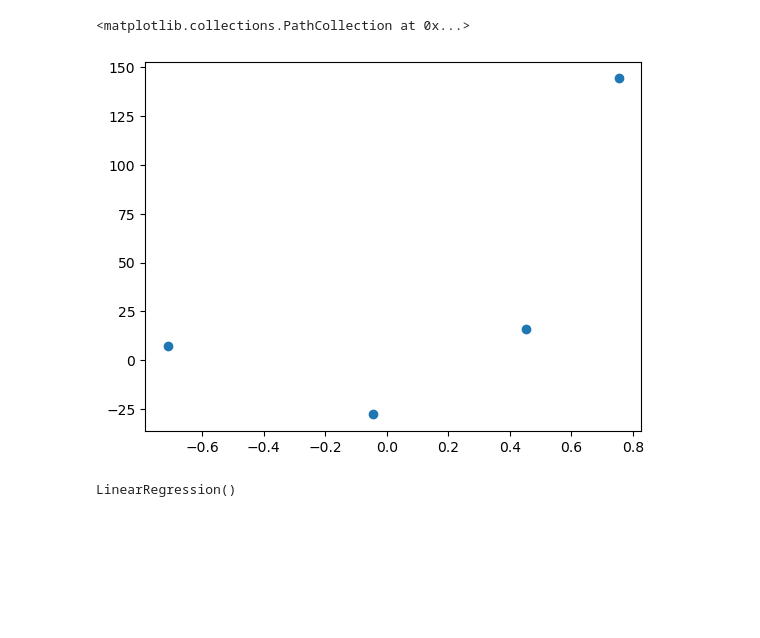
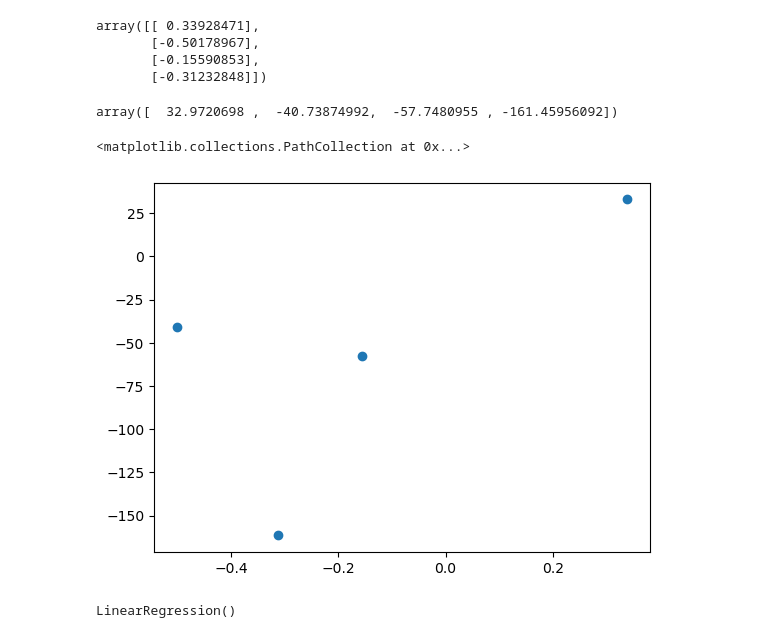
Before and after one commit to SiD10PANDEY/Simple-Linear-Reg, a Jupyter notebook: GradientDescent1.ipynb, the cells around one changed output. Saved outputs shown, nothing was run; the diff lists cells and outputs as text; code cells hidden in the pictures; blank space fills up the shorter version.

```diff
--- a/GradientDescent1.ipynb
+++ b/GradientDescent1.ipynb
@@ -3,11 +2,22 @@
 from sklearn.datasets import make_regression
 import numpy as np
 # %%
-X,y = make_regression(n_samples=4, n_features=1, n_informative=1, n_targets=1,noise=80,random_state=13)
+x,y = make_regression(n_samples=4, n_features=1, n_informative=1, noise=80,random_state=15)
+# %%
+x
+# %% [output]
+array([[ 0.33928471],
+       [-0.50178967],
+       [-0.15590853],
+       [-0.31232848]])
+# %%
+y
+# %% [output]
+array([  32.9720698 ,  -40.73874992,  -57.7480955 , -161.45956092])
 # %%
 import matplotlib.pyplot as plt
-plt.scatter(X,y)
+plt.scatter(x,y)
 # %% [output]
 <matplotlib.collections.PathCollection at 0x...>
-[figure, old version]
+[figure, new version]
 # %%
```
Also changed, not shown: parts of 24 cells of this notebook.
